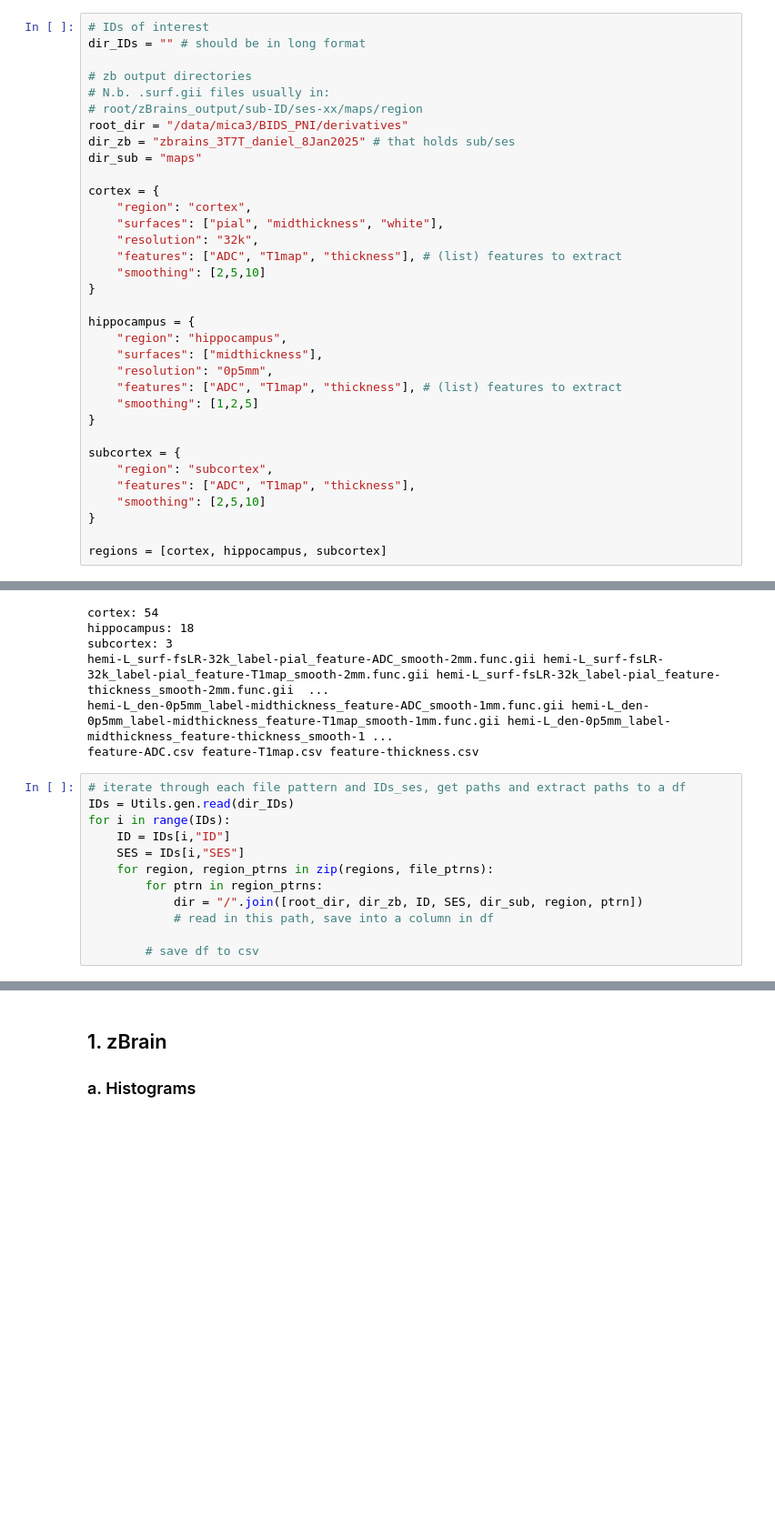
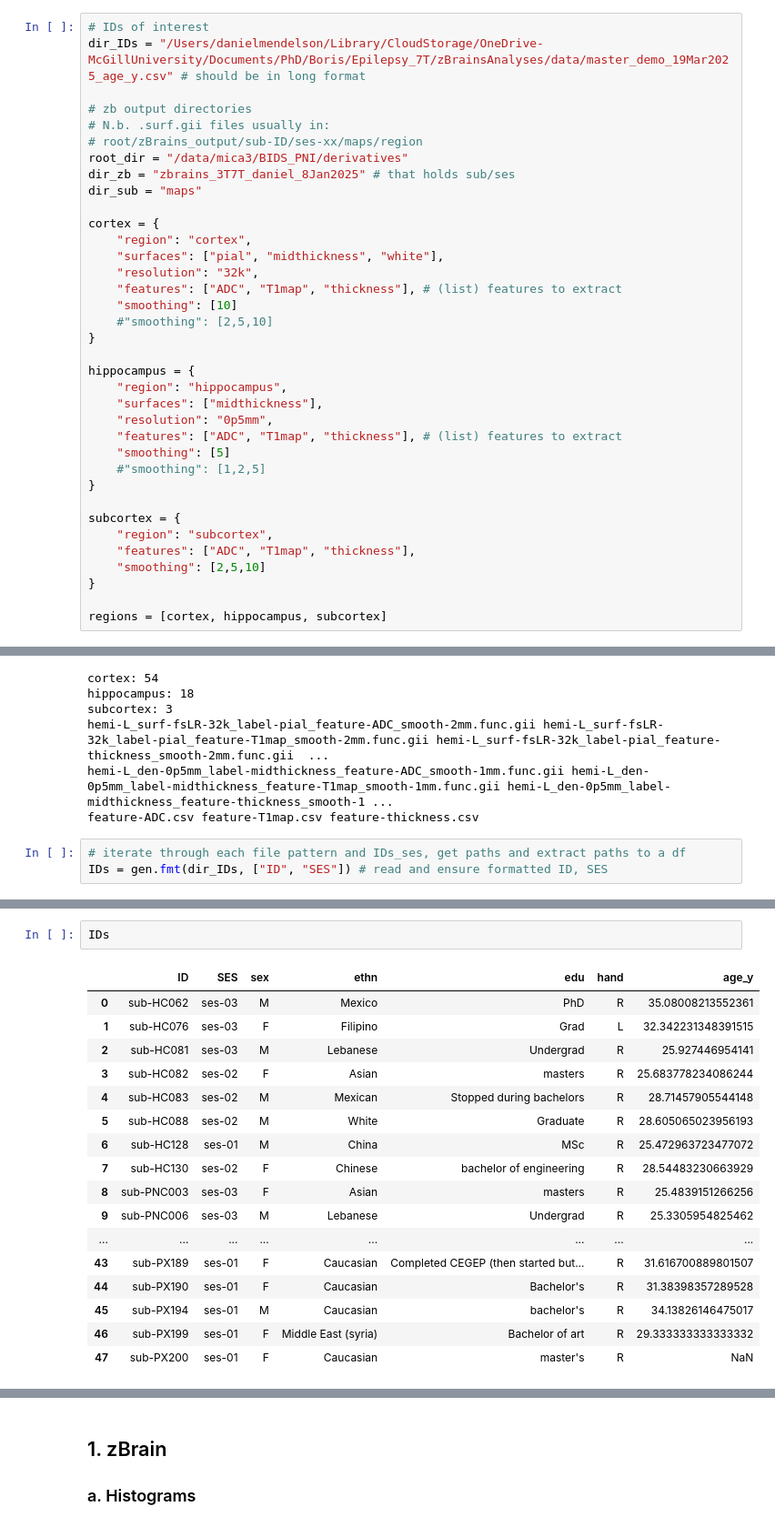
Before and after one commit to mendelsonD/3T7T, a Jupyter notebook: analyses/main.ipynb, the cells around one changed output, grey strips where cells are left out. Shown at 91% size. Saved outputs shown, nothing was run; the diff lists cells and outputs as text; blank space fills up the shorter version.

```diff
--- a/analyses/main.ipynb
+++ b/analyses/main.ipynb
@@ -27,7 +27,7 @@ importlib.reload(vrtx)
 <module 'vrtx' from '/Users/danielmendelson/Library/CloudStorage/OneDrive-McGillUniversity/Documents/PhD/Boris/Epilepsy_7T/zBrainsAnalyses/code/3T7T/analyses/vrtx.py'>
 # %%
 # IDs of interest
-dir_IDs = "" # should be in long format
+dir_IDs = "/Users/danielmendelson/Library/CloudStorage/OneDrive-McGillUniversity/Documents/PhD/Boris/Epilepsy_7T/zBrainsAnalyses/data/master_demo_19Mar2025_age_y.csv" # should be in long format
 
 # zb output directories
 # N.b. .surf.gii files usually in:
@@ -41,7 +41,8 @@ cortex = {
     "surfaces": ["pial", "midthickness", "white"],
     "resolution": "32k",
     "features": ["ADC", "T1map", "thickness"], # (list) features to extract
-    "smoothing": [2,5,10]
+    "smoothing": [10]
+    #"smoothing": [2,5,10]
 }
 
 hippocampus = {
@@ -49,7 +50,8 @@ hippocampus = {
     "surfaces": ["midthickness"],
     "resolution": "0p5mm",
     "features": ["ADC", "T1map", "thickness"], # (list) features to extract
-    "smoothing": [1,2,5]
+    "smoothing": [5]
+    #"smoothing": [1,2,5]
 }
 
 subcortex = {
@@ -84,13 +86,4 @@ hemi-L_den-0p5mm_label-midthickness_feature-ADC_smooth-1mm.func.gii hemi-L_den-0
 feature-ADC.csv feature-T1map.csv feature-thickness.csv
 # %%
 # iterate through each file pattern and IDs_ses, get paths and extract paths to a df
-IDs = Utils.gen.read(dir_IDs)
-for i in range(IDs):
-    ID = IDs[i,"ID"]
-    SES = IDs[i,"SES"]
-    for region, region_ptrns in zip(regions, file_ptrns):
-        for ptrn in region_ptrns:
-            dir = "/".join([root_dir, dir_zb, ID, SES, dir_sub, region, ptrn])
-            # read in this path, save into a column in df
-
-        # save df to csv
+IDs = gen.fmt(dir_IDs, ["ID", "SES"]) # read and ensure formatted ID, SES
@@ -96,0 +93,20 @@ for i in range(IDs):
+# %%
+IDs
+# %% [output]
+|  | ID | SES | sex | ethn | edu | hand | age_y |
+| 0 | sub-HC062 | ses-03 | M | Mexico | PhD | R | 35.08008213552361 |
+| 1 | sub-HC076 | ses-03 | F | Filipino | Grad | L | 32.342231348391515 |
+| 2 | sub-HC081 | ses-03 | M | Lebanese | Undergrad | R | 25.927446954141 |
+| 3 | sub-HC082 | ses-02 | F | Asian | masters | R | 25.683778234086244 |
+| 4 | sub-HC083 | ses-02 | M | Mexican | Stopped during bachelors | R | 28.71457905544148 |
+| 5 | sub-HC088 | ses-02 | M | White | Graduate | R | 28.605065023956193 |
+| 6 | sub-HC128 | ses-01 | M | China | MSc | R | 25.472963723477072 |
+| 7 | sub-HC130 | ses-02 | F | Chinese | bachelor of engineering | R | 28.54483230663929 |
+| 8 | sub-PNC003 | ses-03 | F | Asian | masters | R | 25.4839151266256 |
+| 9 | sub-PNC006 | ses-03 | M | Lebanese | Undergrad | R | 25.3305954825462 |
+| ... | ... | ... | ... | ... | ... | ... | ... |
+| 43 | sub-PX189 | ses-01 | F | Caucasian | Completed CEGEP (then started but... | R | 31.616700889801507 |
+| 44 | sub-PX190 | ses-01 | F | Caucasian | Bachelor's | R | 31.38398357289528 |
+| 45 | sub-PX194 | ses-01 | M | Caucasian | bachelor's | R | 34.13826146475017 |
+| 46 | sub-PX199 | ses-01 | F | Middle East (syria) | Bachelor of art | R | 29.333333333333332 |
+| 47 | sub-PX200 | ses-01 | F | Caucasian | master's | R | NaN |
```
Also changed, not shown: parts of 4 cells of this notebook, 1 other file.
